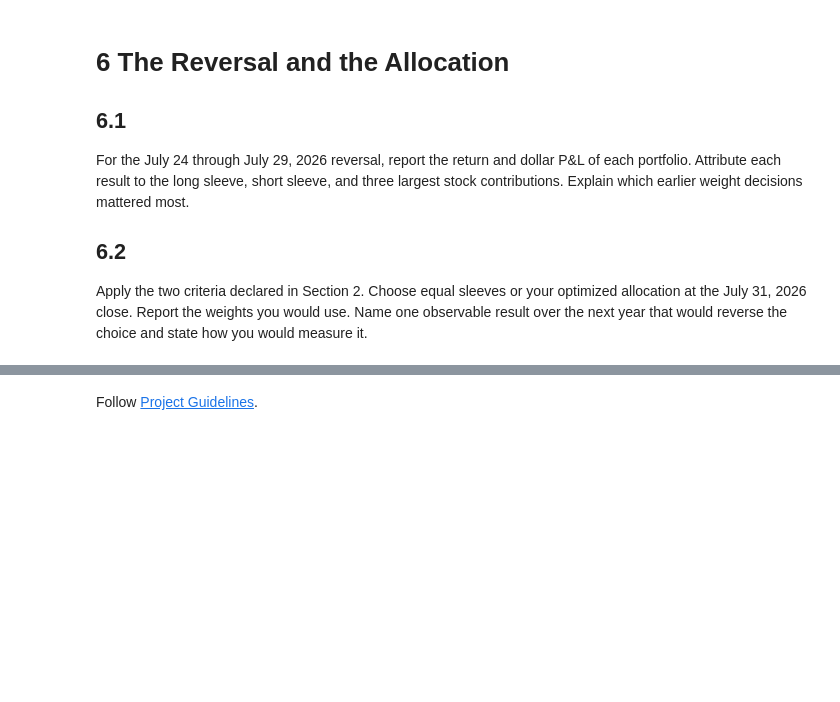
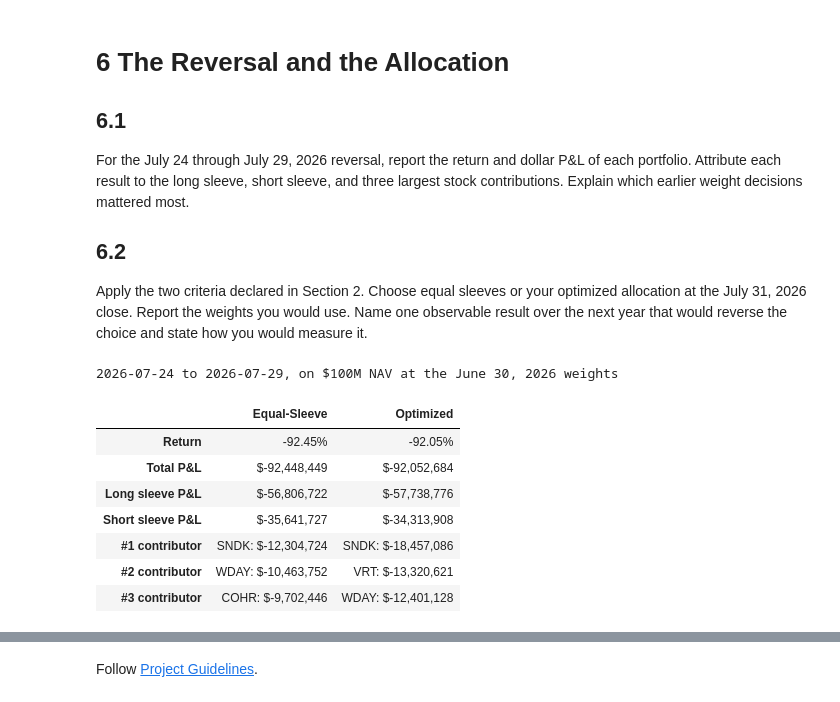
Before and after one commit to samLeung24/leveraged-awareness, a Jupyter notebook: situational_awareness_portfolio.ipynb, the cells around one changed output, grey strips where cells are left out. Drawn from its saved outputs; the diff is of its cells as text; code cells hidden in the pictures; blank space fills up the shorter version.

```diff
--- a/situational_awareness_portfolio.ipynb
+++ b/situational_awareness_portfolio.ipynb
@@ -944,3 +939,44 @@ For the July 24 through July 29, 2026 reversal, report the return and dollar P&L
 ## 6.2
 
 Apply the two criteria declared in Section 2. Choose equal sleeves or your optimized allocation at the July 31, 2026 close. Report the weights you would use. Name one observable result over the next year that would reverse the choice and state how you would measure it.
+# %%
+# === Section 6.1 ===
+
+REVERSAL_START, REVERSAL_END = '2026-07-24', '2026-07-29'
+w_opt_june = rolling_weights.loc['2026-06-30']
+
+reversal_window = returns.loc[REVERSAL_START:REVERSAL_END, tickers]
+stock_growth = (1 + reversal_window).prod()
+
+def reversal_attribution(w_start):
+    dollar_pos = NAV0 * w_start
+    stock_pnl = dollar_pos * (stock_growth - 1)
+    top3_tickers = stock_pnl.abs().nlargest(3).index
+    return pd.Series({
+        'Return': stock_pnl.sum() / NAV0,
+        'Total P&L': stock_pnl.sum(),
+        'Long sleeve P&L': stock_pnl[islong].sum(),
+        'Short sleeve P&L': stock_pnl[~islong].sum(),
+        '#1 contributor': f'{top3_tickers[0]}: ${stock_pnl[top3_tickers[0]]:,.0f}',
+        '#2 contributor': f'{top3_tickers[1]}: ${stock_pnl[top3_tickers[1]]:,.0f}',
+        '#3 contributor': f'{top3_tickers[2]}: ${stock_pnl[top3_tickers[2]]:,.0f}',
+    })
+
+reversal_summary = pd.DataFrame({
+    'Equal-Sleeve': reversal_attribution(w0),
+    'Optimized': reversal_attribution(w_opt_june),
+})
+
+display(reversal_summary.style.format(
+    lambda v: f'{v:.2%}' if isinstance(v, float) and abs(v) < 5 else (f'${v:,.0f}' if isinstance(v, float) else v)
+).set_caption(f'{REVERSAL_START} to {REVERSAL_END}, on $100M NAV at the June 30, 2026 weights'))
+# %% [output]
+2026-07-24 to 2026-07-29, on $100M NAV at the June 30, 2026 weights
+|  | Equal-Sleeve | Optimized |
+| Return | -92.45% | -92.05% |
+| Total P&L | $-92,448,449 | $-92,052,684 |
+| Long sleeve P&L | $-56,806,722 | $-57,738,776 |
+| Short sleeve P&L | $-35,641,727 | $-34,313,908 |
+| #1 contributor | SNDK: $-12,304,724 | SNDK: $-18,457,086 |
+| #2 contributor | WDAY: $-10,463,752 | VRT: $-13,320,621 |
+| #3 contributor | COHR: $-9,702,446 | WDAY: $-12,401,128 |
```
Also changed, not shown: parts of 8 cells of this notebook.
